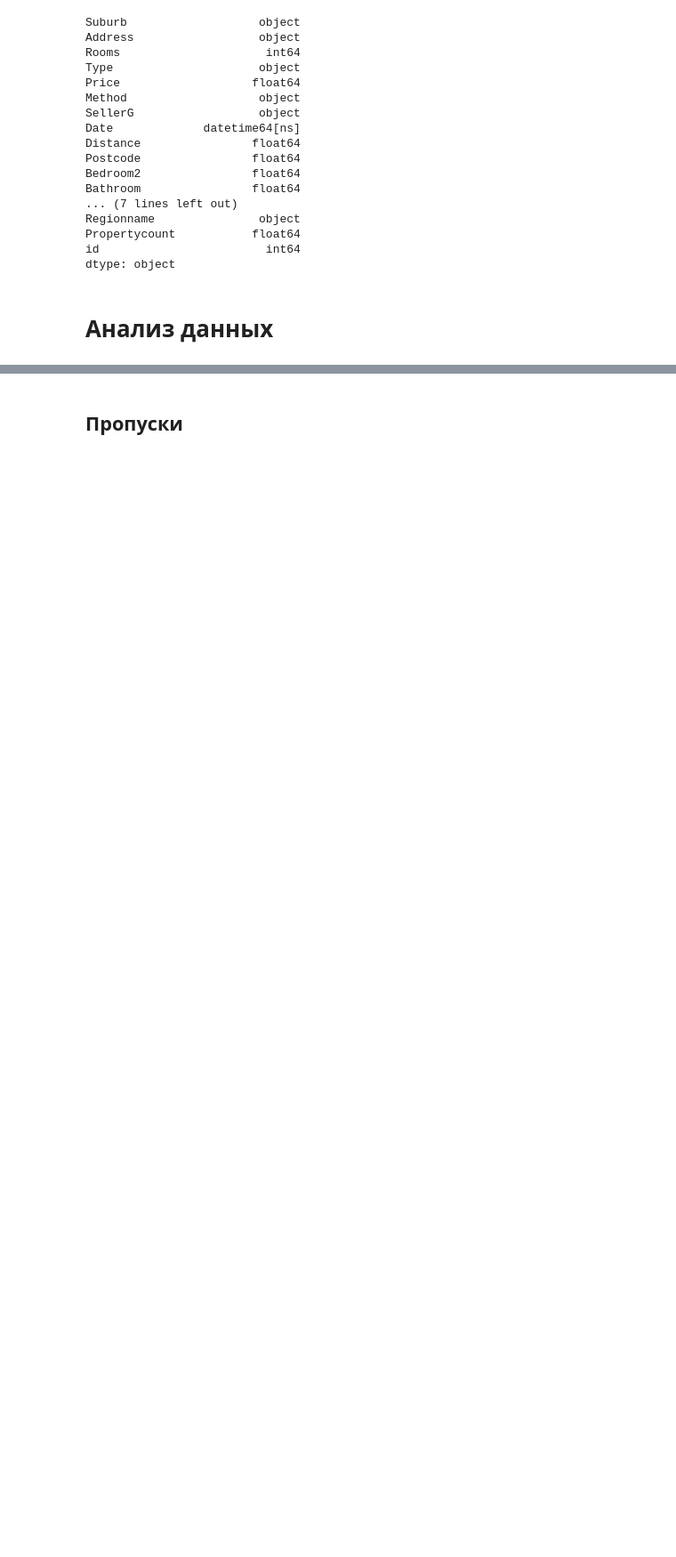
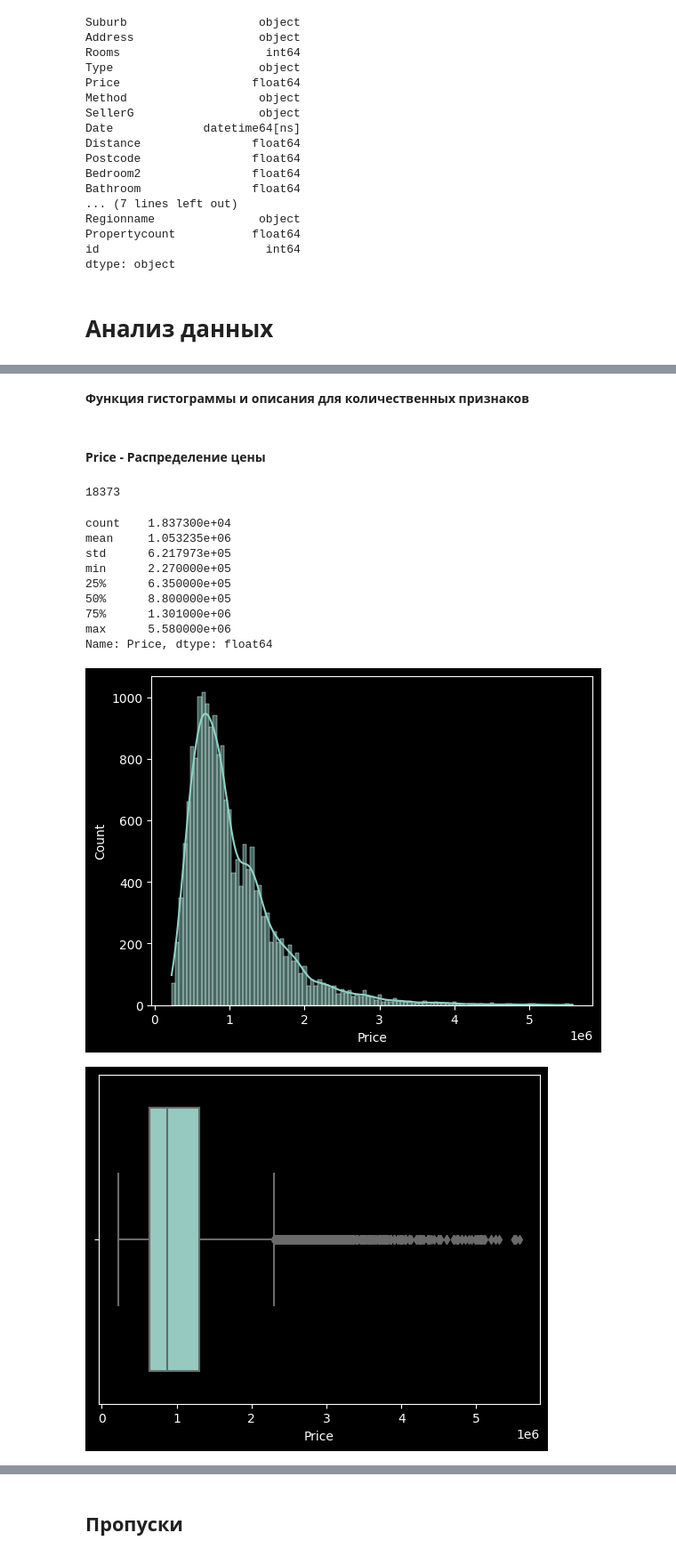
Before and after one commit to Zetis659/Data_Science_GM, a Jupyter notebook: Leopard_challenge_Regression/Leopard_challenge_Regression_2.ipynb, the cells around one changed output, grey strips where cells are left out. Shown at 89% size. Drawn from its saved outputs; the diff is of its cells as text; code cells hidden in the pictures; blank space fills up the shorter version.

```diff
--- a/Leopard_challenge_Regression/Leopard_challenge_Regression_2.ipynb
+++ b/Leopard_challenge_Regression/Leopard_challenge_Regression_2.ipynb
@@ -110,0 +174,9 @@ dtype: object
+# %% [markdown]
+**Функция гистограммы и описания для количественных признаков**
+# %%
+def hist_box_describe_num(ds, x):
+    print(ds[x].describe())
+    plt.figure()
+    sns.histplot(data=ds, x=ds[x], kde=True);
+    plt.figure()
+    sns.boxplot(data=ds, x=ds[x]);
@@ -110,0 +188,20 @@ dtype: object
+# %% [markdown]
+#### Price - Распределение цены
+# %%
+train.Price.count()
+# %% [output]
+18373
+# %%
+hist_box_describe_num(train, 'Price')
+# %% [output]
+count    1.837300e+04
+mean     1.053235e+06
+std      6.217973e+05
+min      2.270000e+05
+25%      6.350000e+05
+50%      8.800000e+05
+75%      1.301000e+06
+max      5.580000e+06
+Name: Price, dtype: float64
+[figure, added]
+[figure, added]
```
Also changed, not shown: parts of 91 cells of this notebook.
